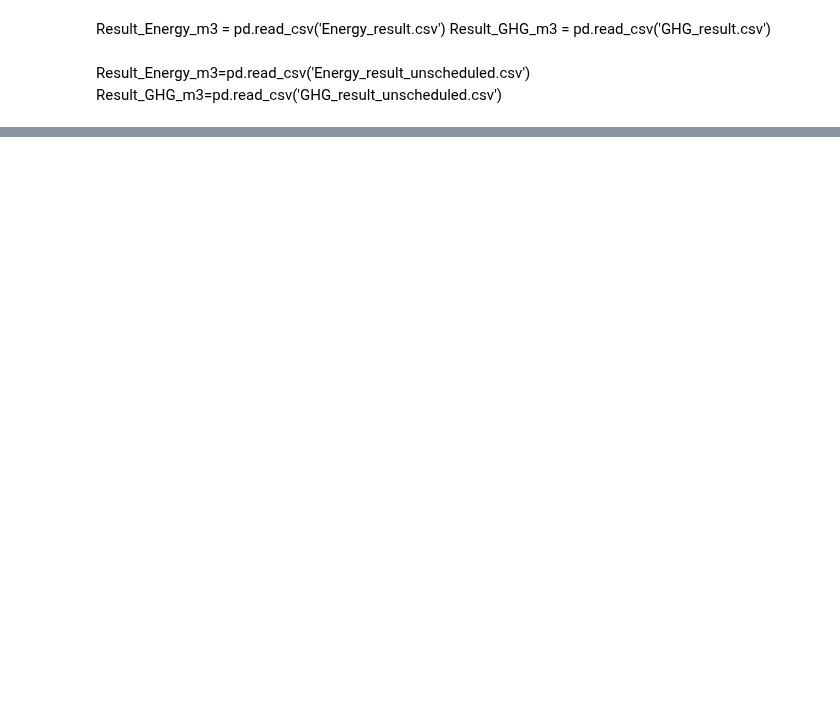
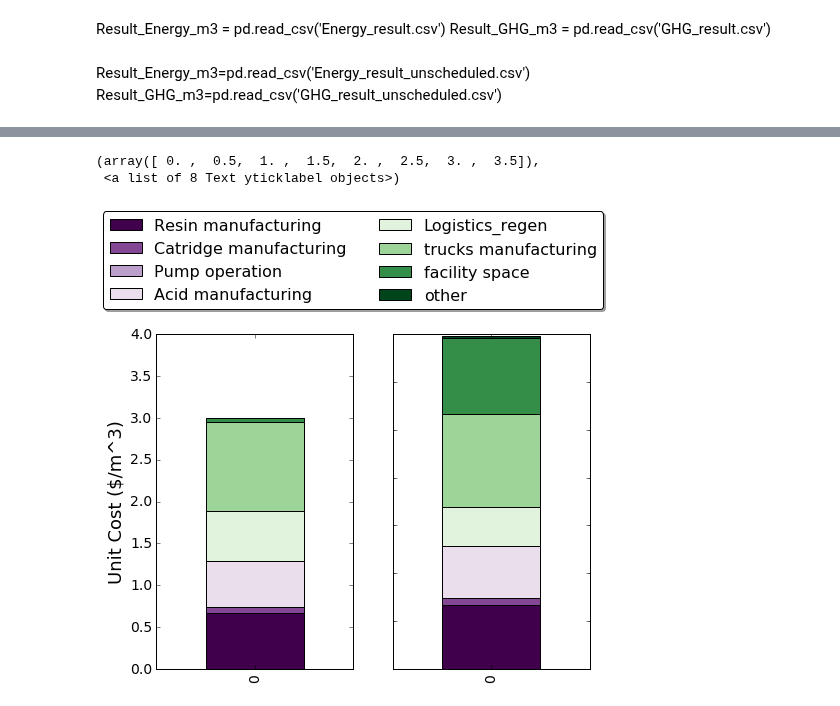
Before and after one commit to okavvada/Urine-Project, a Jupyter notebook: Run_LCA_model.ipynb, the cells around one changed output, grey strips where cells are left out. Saved outputs shown, nothing was run; the diff lists cells and outputs as text; code cells hidden in the pictures; blank space fills up the shorter version.

Commit message:
added cost

```diff
--- a/Run_LCA_model.ipynb
+++ b/Run_LCA_model.ipynb
@@ -127,7 +127,7 @@ Result_GHG_m3_plot['other'] = (Result_GHG_m3_plot['Resin transport'] + Result_GH
 Result_COST_m3_plot['other'] = (Result_COST_m3_plot['Resin transport'] + Result_COST_m3_plot['Catridge transport']+
                                   Result_COST_m3_plot['Tank transport'] + Result_COST_m3_plot['Pump transport'] +
                                   Result_COST_m3_plot['Acid transport'] + Result_COST_m3_plot['Tank manufacturing'] +
-                                 Result_COST_m3_plot['Pump manufacturing'])
+                                 Result_COST_m3_plot['Pump manufacturing']+ Result_COST_m3_plot['Logistics_collect'])
 
 Result_Energy_m3_plot = Result_Energy_m3_plot.drop(['Resin transport', 'Catridge transport',
                                                     'Tank transport', 'Pump transport', 'Acid transport', 'Tank manufacturing',
@@ -137,7 +137,7 @@ Result_GHG_m3_plot = Result_GHG_m3_plot.drop(['Resin transport', 'Catridge trans
                                                    'Pump manufacturing'] , 1)
 Result_COST_m3_plot = Result_COST_m3_plot.drop(['Resin transport', 'Catridge transport',
                                                     'Tank transport', 'Pump transport', 'Acid transport', 'Tank manufacturing',
-                                                   'Pump manufacturing'] , 1)
+                                                   'Pump manufacturing', 'Logistics_collect'] , 1)
 # %%
 Result_Energy_m3_plot_low = Result_Energy_m3_plot[0:1]
 Result_GHG_m3_plot_low = Result_GHG_m3_plot[0:1]
@@ -181,3 +181,21 @@ plt.yticks(fontsize=14)
+# %%
+fig = plt.figure(figsize=(12, 6))
+ax = fig.add_subplot(1,3, 1)
+a=Result_COST_m3_plot_low.plot(kind='bar', sharey=True, stacked = True, ax=ax, legend=False,colormap='PRGn')
+plt.xticks(fontsize=14)
+plt.yticks(fontsize=14)
+plt.ylim(0, 4)
+plt.ylabel('Unit Cost ($/m^3)',fontsize=18)
+a.legend(loc='lower center', bbox_to_anchor=(1, 1.05),ncol=2, fancybox=True, shadow=True,fontsize=16)
+ax = fig.add_subplot(1,3, 2)
+c=Result_COST_m3_plot_high.plot(kind='bar',sharey=True, stacked = True,ax=ax, legend=False,colormap='PRGn')
+
+plt.xticks(fontsize=14)
+plt.yticks(fontsize=14)
+# %% [output]
+(array([ 0. ,  0.5,  1. ,  1.5,  2. ,  2.5,  3. ,  3.5]),
+ <a list of 8 Text yticklabel objects>)
+[figure, added]
 # %%
 Result_Energy_m3.to_csv('../results/Energy_m3_%s.csv'% (logistics))
 Result_GHG_m3.to_csv('../results/GHG_m3_%s.csv'% (logistics))
```
Also changed, not shown: parts of 8 cells of this notebook, 6 other files.
